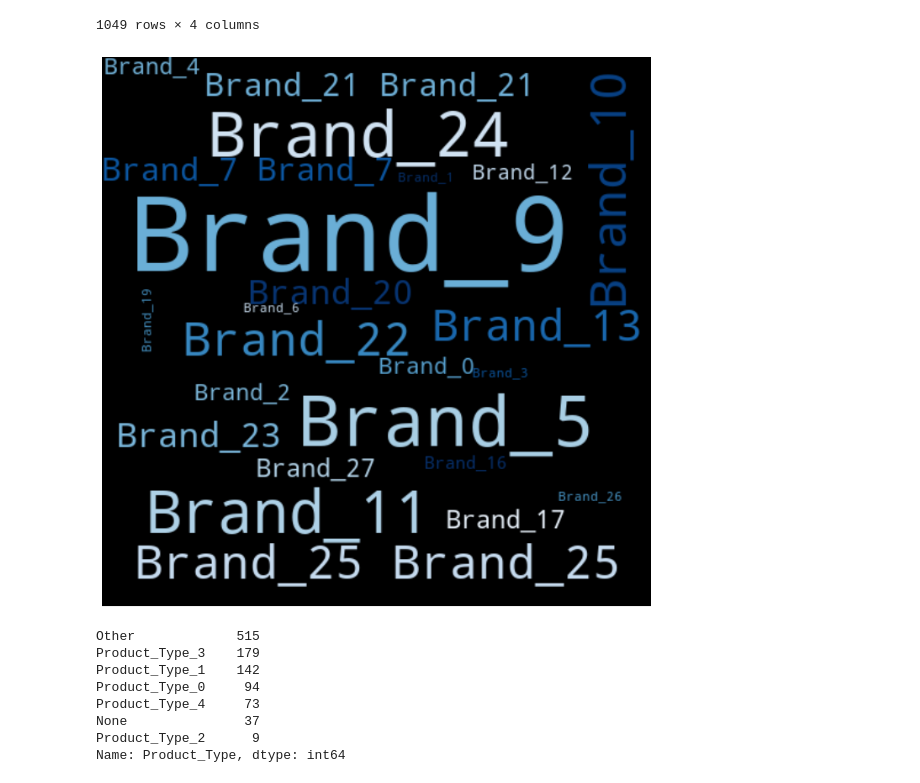
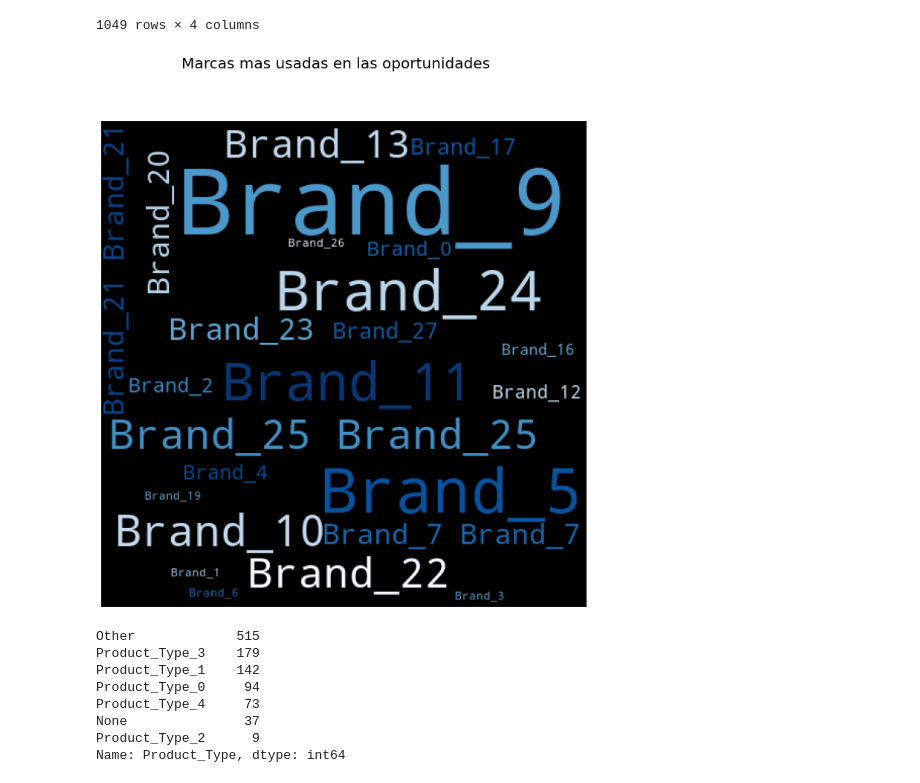
Before and after one commit to MauricioFIUBA/TP1OrganizacionDeDatos, a Jupyter notebook: Analisis_1.ipynb, the cells around one changed output. Saved outputs shown, nothing was run; the diff lists cells and outputs as text; code cells hidden in the pictures.

Commit message:
Agrego titulo al wordcloud

```diff
--- a/Analisis_1.ipynb
+++ b/Analisis_1.ipynb
@@ -378,25 +378,28 @@ listaBrand =np.array(productos[productos['Brand'] != 'None']['Brand'].astype('st
 cadena=""
 #text = ''.join(f.readlines())
 for x in range(0,len(listaBrand)):
-    cadena = listaBrand[x].strip() + ' ' + cadena.strip()
+    cadena = cadena.strip() + ',' + listaBrand[x].strip()
 
-#cadena.replace(',', "\u0020")
+#cadena.replace(' ',",")
+cadena = cadena[1:]
 # %%
 # Libraries
 from wordcloud import WordCloud
 import matplotlib.pyplot as plt
 
 plt.figure(figsize=(12, 12))
 # Create the wordcloud object
 wordcloud = WordCloud(width=480, height=480, margin=0, colormap='Blues',stopwords=["Other"]).generate(cadena)
-
+ #max_words=6
 # Display the generated image:
-plt.imshow(wordcloud, interpolation='bilinear')
+plt.imshow(wordcloud)#interpolation='bilinear'
 plt.axis("off")
 plt.margins(x=0, y=0)
-plt.show()
+plt.suptitle('Marcas mas usadas en las oportunidades' , fontsize=20);
+
+#plt.show()
 # %% [output]
-[figure, old version]
+[figure, new version]
 # %%
 productos['Product_Type'].value_counts()
 # %% [output]
```
